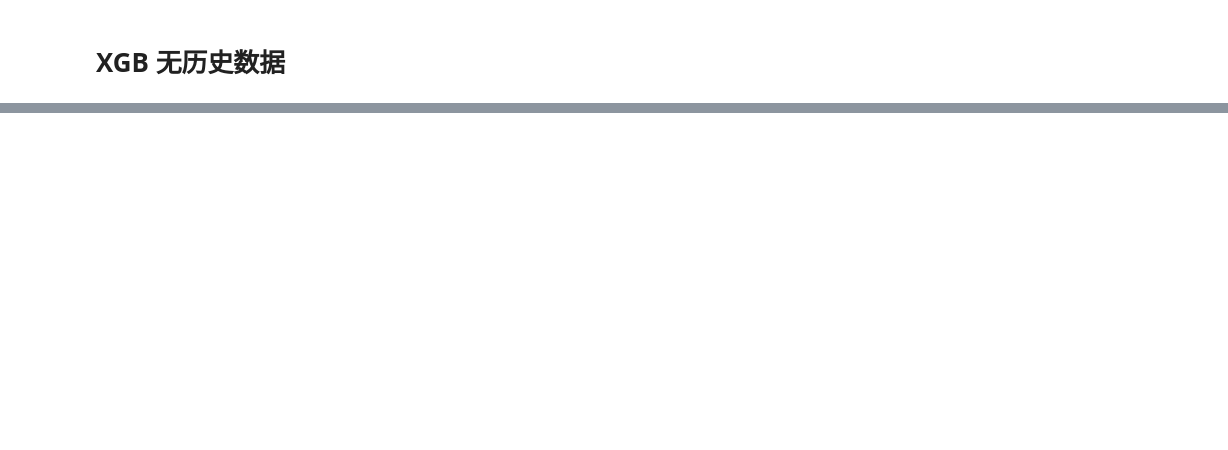
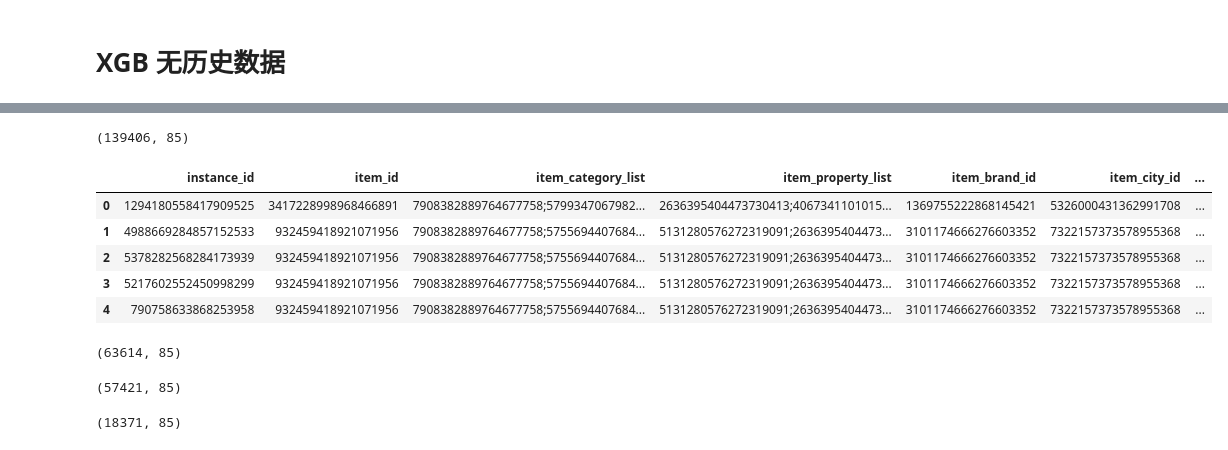
Before and after one commit to abcdddxy/kaggle, a Jupyter notebook: ALiMaMa/XGB.ipynb, the cells around one changed output, grey strips where cells are left out. Drawn from its saved outputs; the diff is of its cells as text; code cells hidden in the pictures; blank space fills up the shorter version.

```diff
--- a/ALiMaMa/XGB.ipynb
+++ b/ALiMaMa/XGB.ipynb
@@ -264,0 +329,25 @@ xgb.plot_importance(model)
+# %%
+train = pd.read_csv('train_preprocessing52.csv')
+
+train.shape
+train.head()
+# %% [output]
+(139406, 85)
+|  | instance_id | item_id | item_category_list | item_property_list | item_brand_id | item_city_id | ... |
+| 0 | 1294180558417909525 | 3417228998968466891 | 7908382889764677758;5799347067982... | 2636395404473730413;4067341101015... | 1369755222868145421 | 5326000431362991708 | ... |
+| 1 | 4988669284857152533 | 932459418921071956 | 7908382889764677758;5755694407684... | 5131280576272319091;2636395404473... | 3101174666276603352 | 7322157373578955368 | ... |
+| 2 | 5378282568284173939 | 932459418921071956 | 7908382889764677758;5755694407684... | 5131280576272319091;2636395404473... | 3101174666276603352 | 7322157373578955368 | ... |
+| 3 | 5217602552450998299 | 932459418921071956 | 7908382889764677758;5755694407684... | 5131280576272319091;2636395404473... | 3101174666276603352 | 7322157373578955368 | ... |
+| 4 | 790758633868253958 | 932459418921071956 | 7908382889764677758;5755694407684... | 5131280576272319091;2636395404473... | 3101174666276603352 | 7322157373578955368 | ... |
+# %%
+test = train[train.is_trade == -1]
+val = train[(train.is_trade != -1) & (train.day == 24)]
+train = train[(train.is_trade != -1) & (train.day == 23)]
+
+train.shape
+val.shape
+test.shape
+# %% [output]
+(63614, 85)
+(57421, 85)
+(18371, 85)
```
Also changed, not shown: parts of 21 cells of this notebook, 3 other files.
